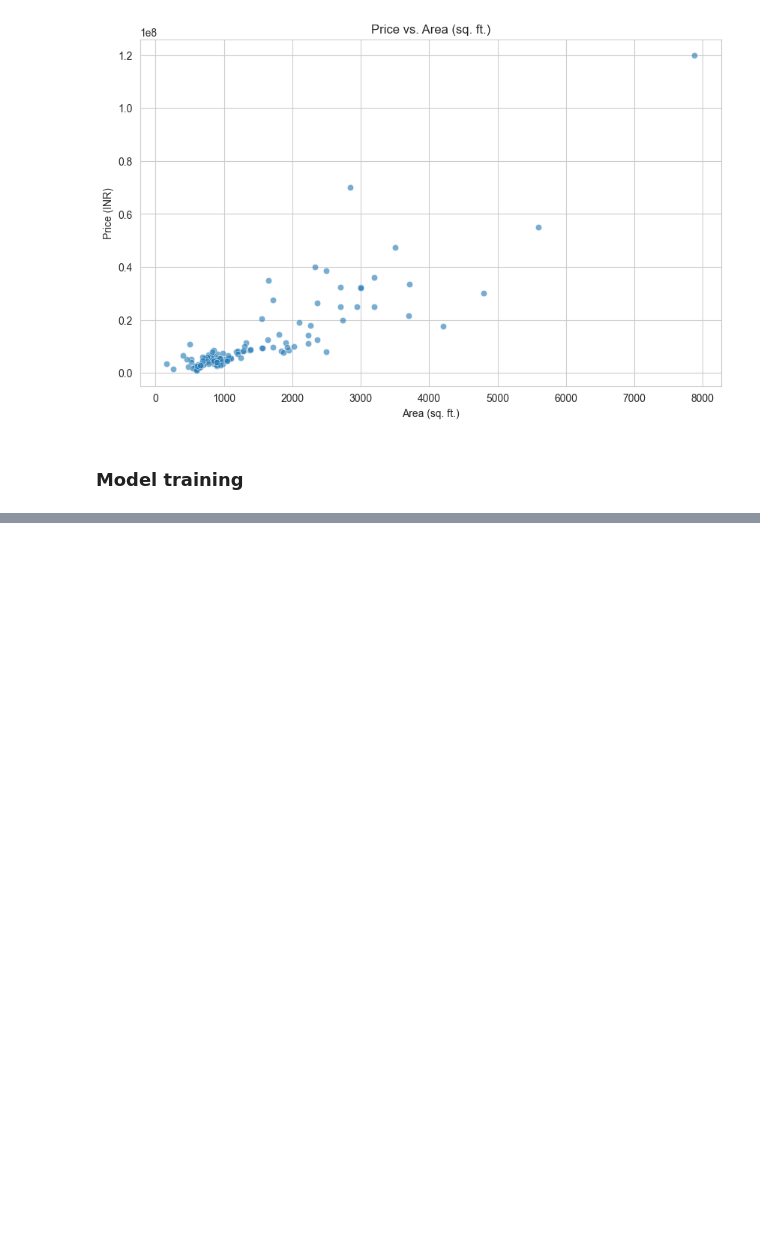
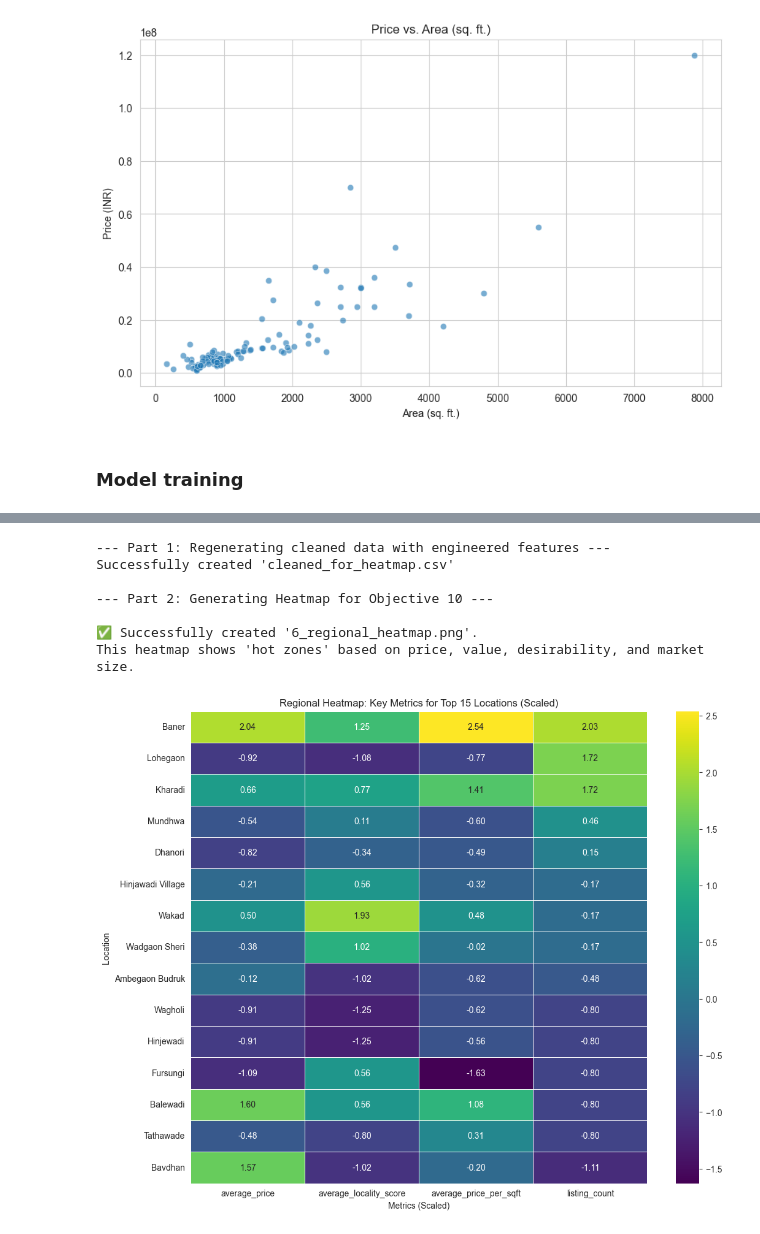
Before and after one commit to shreekant-lohagale/Datathon, a Jupyter notebook: model.ipynb, the cells around one changed output, grey strips where cells are left out. Cells and saved outputs as stored; diff of their text form; code cells hidden in the pictures; blank space fills up the shorter version.

```diff
--- a/model.ipynb
+++ b/model.ipynb
@@ -395,32 +395,39 @@ try:
     )
 
     # 2. Filter for top 15 locations
     top_locations = regional_data.sort_values(by='listing_count', ascending=False).head(15)
 
     # 3. Scale the data
     scaler = StandardScaler()
     scaled_data = scaler.fit_transform(top_locations)
     scaled_df = pd.DataFrame(scaled_data, index=top_locations.index, columns=top_locations.columns)
 
     # 4. Plot the heatmap
     plt.figure(figsize=(12, 10))
     sns.heatmap(
         scaled_df,
         annot=True,
         fmt=".2f",
         cmap="viridis",
         linewidths=0.5
     )
     plt.title('Regional Heatmap: Key Metrics for Top 15 Locations (Scaled)')
     plt.xlabel('Metrics (Scaled)')
     plt.ylabel('Location')
-    plt.tight_layout()
-    plt.savefig('6_regional_heatmap.png')
 
     print("\n✅ Successfully created '6_regional_heatmap.png'.")
     print("This heatmap shows 'hot zones' based on price, value, desirability, and market size.")
 
 except FileNotFoundError:
     print("CRITICAL ERROR: 'output_Pune_builderfloor.csv' not found.")
 except Exception as e:
     print(f"An error occurred: {e}")
+# %% [output]
+--- Part 1: Regenerating cleaned data with engineered features ---
+Successfully created 'cleaned_for_heatmap.csv'
+
+--- Part 2: Generating Heatmap for Objective 10 ---
+
+✅ Successfully created '6_regional_heatmap.png'.
+This heatmap shows 'hot zones' based on price, value, desirability, and market size.
+[figure, added]
```
Also changed, not shown: parts of 4 cells of this notebook.
